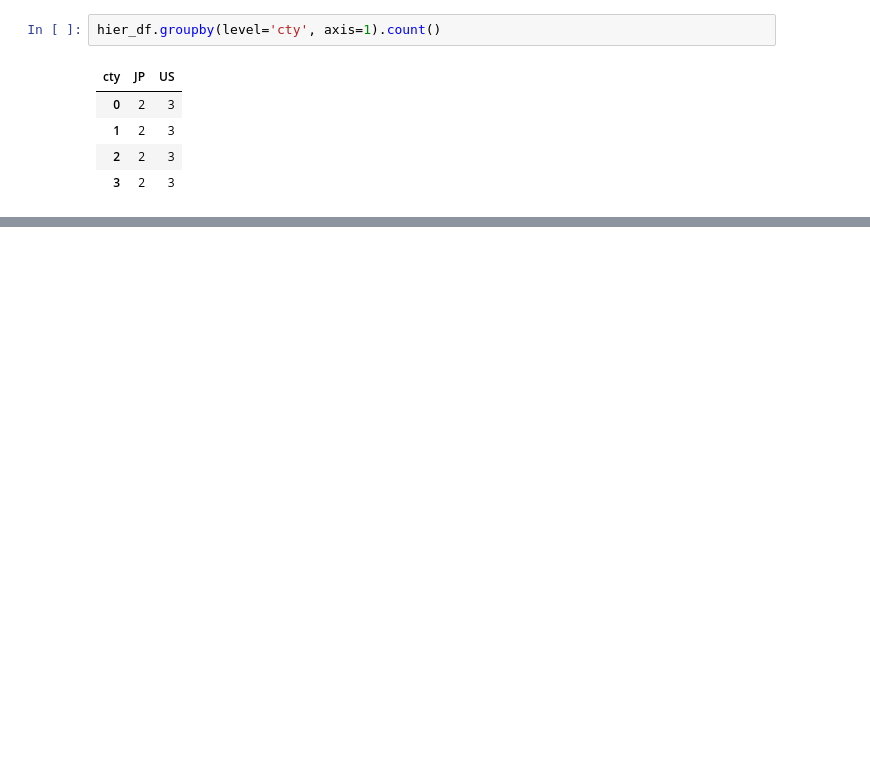
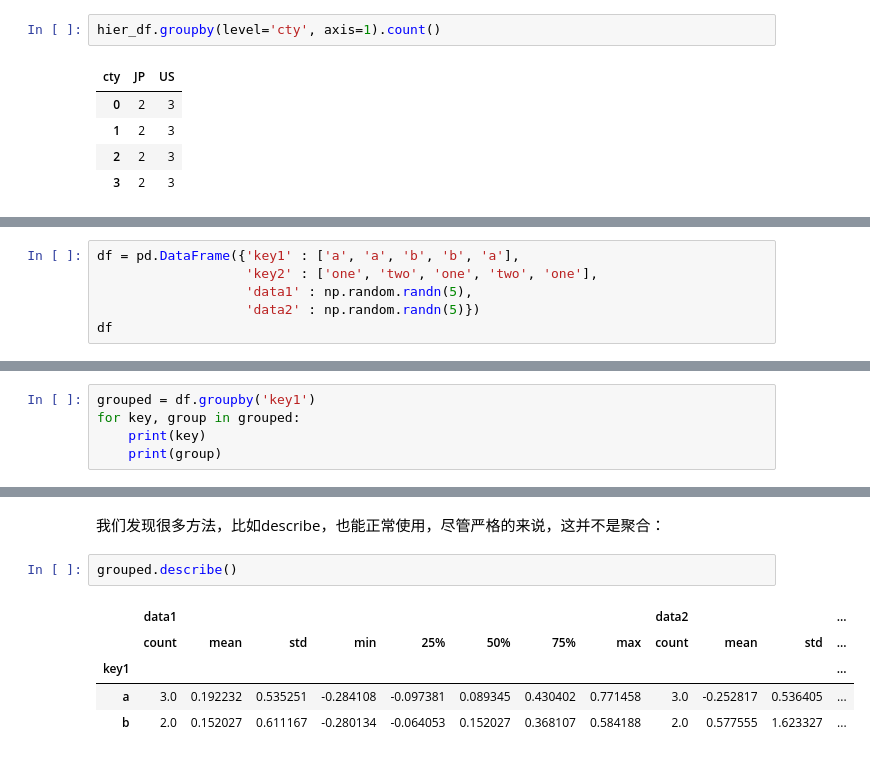
Before and after one commit to zzhhoubin/pydata, a Jupyter notebook: pandas.ipynb, the cells around one changed output, grey strips where cells are left out. Cells and saved outputs as stored; diff of their text form; blank space fills up the shorter version.

Commit message:
Data Aggregation（数据聚合）

```diff
--- a/pandas.ipynb
+++ b/pandas.ipynb
@@ -2303,0 +2316,6 @@ hier_df.groupby(level='cty', axis=1).count()
+# %%
+df = pd.DataFrame({'key1' : ['a', 'a', 'b', 'b', 'a'],
+                   'key2' : ['one', 'two', 'one', 'two', 'one'],
+                   'data1' : np.random.randn(5),
+                   'data2' : np.random.randn(5)})
+df
@@ -2303,0 +2329,5 @@ hier_df.groupby(level='cty', axis=1).count()
+# %%
+grouped = df.groupby('key1')
+for key, group in grouped:
+    print(key)
+    print(group)
@@ -2303,0 +2363,10 @@ hier_df.groupby(level='cty', axis=1).count()
+# %% [markdown]
+我们发现很多方法，比如describe，也能正常使用，尽管严格的来说，这并不是聚合：
+# %%
+grouped.describe()
+# %% [output]
+|  | data1 |  |  |  |  |  |  |  | data2 |  |  | ... |
+|  | count | mean | std | min | 25% | 50% | 75% | max | count | mean | std | ... |
+| key1 |  |  |  |  |  |  |  |  |  |  |  | ... |
+| a | 3.0 | 0.192232 | 0.535251 | -0.284108 | -0.097381 | 0.089345 | 0.430402 | 0.771458 | 3.0 | -0.252817 | 0.536405 | ... |
+| b | 2.0 | 0.152027 | 0.611167 | -0.280134 | -0.064053 | 0.152027 | 0.368107 | 0.584188 | 2.0 | 0.577555 | 1.623327 | ... |
```
Also changed, not shown: parts of 64 cells of this notebook.
